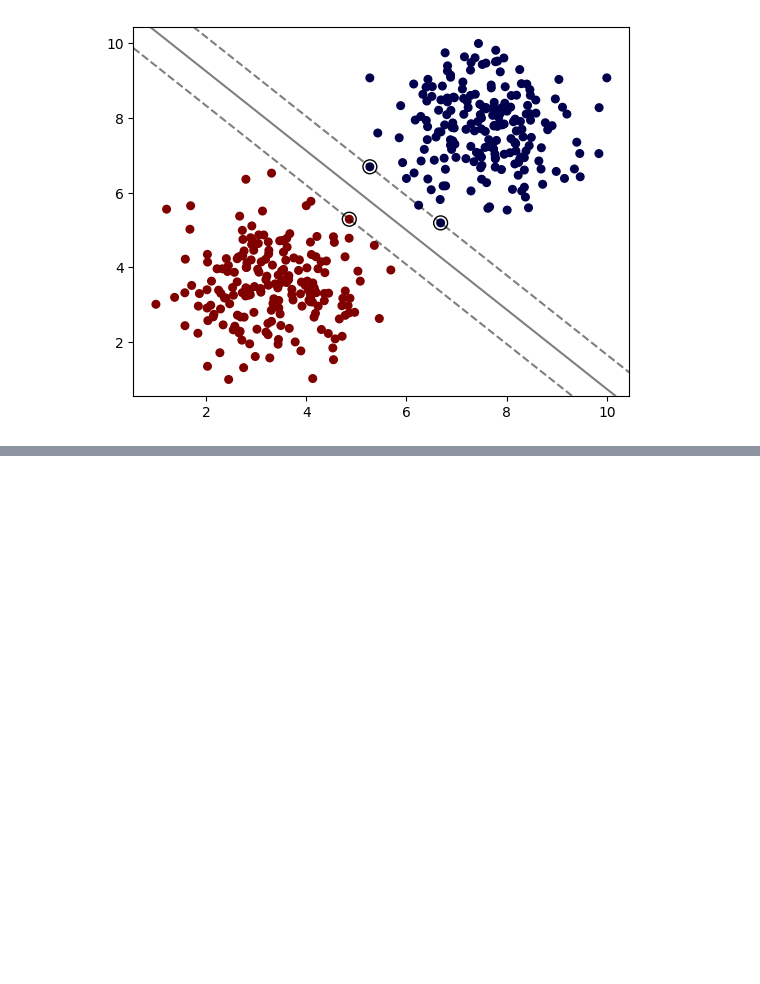
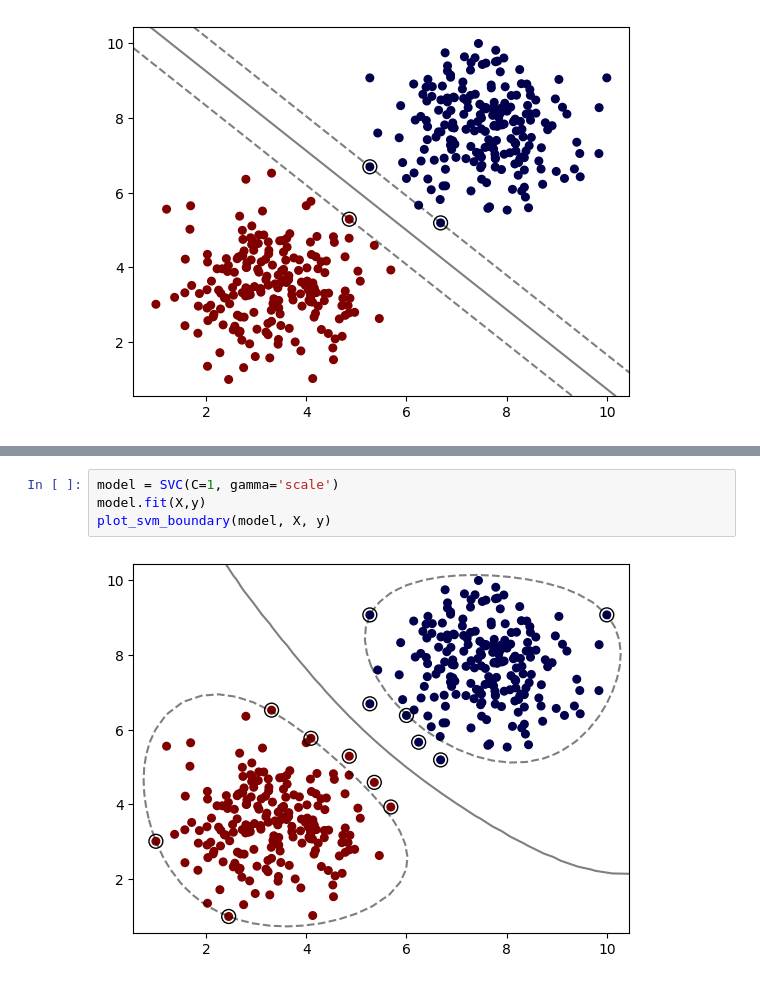
Before and after one commit to Cheater4sT/Models, a Jupyter notebook: SVM/svm.ipynb, the cells around one changed output, grey strips where cells are left out. Cells and saved outputs as stored; diff of their text form; blank space fills up the shorter version.

```diff
--- a/SVM/svm.ipynb
+++ b/SVM/svm.ipynb
@@ -48,0 +56,6 @@ model = SVC(kernel='linear', C=0.05)
+# %%
+model = SVC(C=1, gamma='scale')
+model.fit(X,y)
+plot_svm_boundary(model, X, y)
+# %% [output]
+[figure, added]
```
Also changed, not shown: parts of 8 cells of this notebook, 1 other file.
